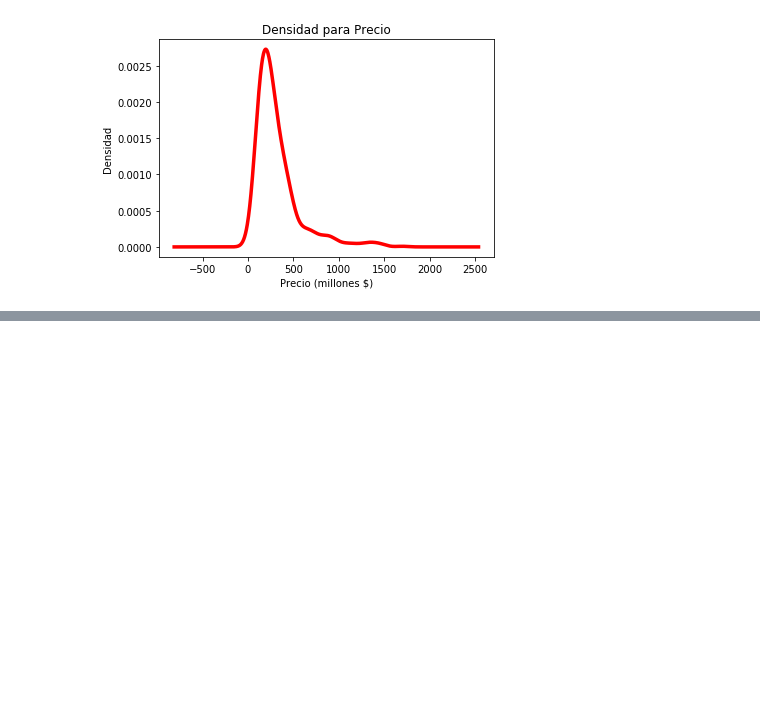
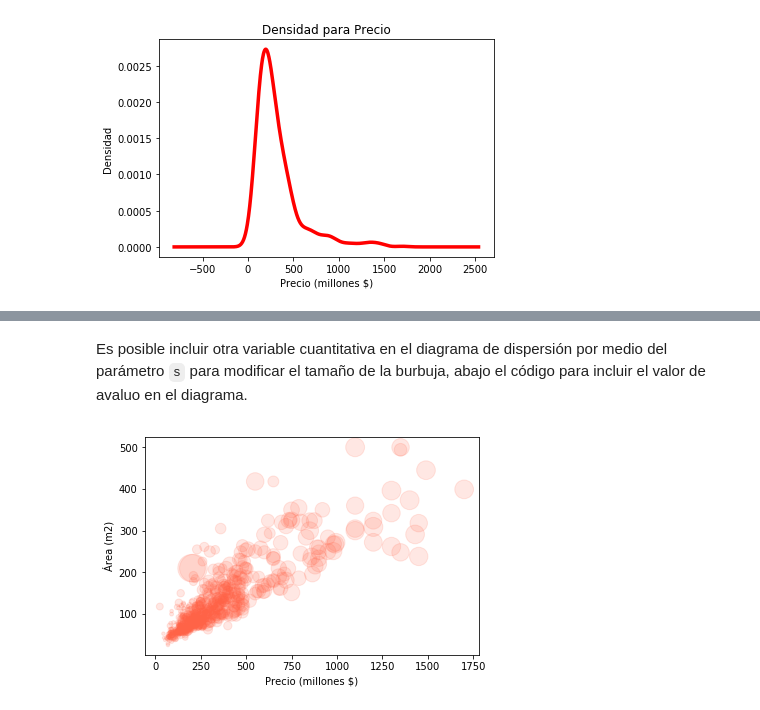
Before and after one commit to fhernanb/Python-para-estadistica, a Jupyter notebook: 02 Exploración de datos/Gráficos exploratorios con matplotlib.ipynb, the cells around one changed output, grey strips where cells are left out. Drawn from its saved outputs; the diff is of its cells as text; code cells hidden in the pictures; blank space fills up the shorter version.

```diff
--- a/02 Exploración de datos/Gráficos exploratorios con matplotlib.ipynb
+++ b/02 Exploración de datos/Gráficos exploratorios con matplotlib.ipynb
@@ -62,0 +75,8 @@ Text(0.5,1,'Densidad para Precio')
+# %% [markdown]
+Es posible incluir otra variable cuantitativa en el diagrama de dispersión por medio del parámetro `s` para modificar el tamaño de la burbuja, abajo el código para incluir el valor de avaluo en el diagrama.
+# %%
+plt.scatter(x=dt.precio, y=dt.mt2, alpha=0.15, color='tomato', s=dt.avaluo*0.5)
+plt.xlabel('Precio (millones $)')
+plt.ylabel('Área (m2)');
+# %% [output]
+[figure, added]
```
Also changed, not shown: parts of 8 cells of this notebook.
